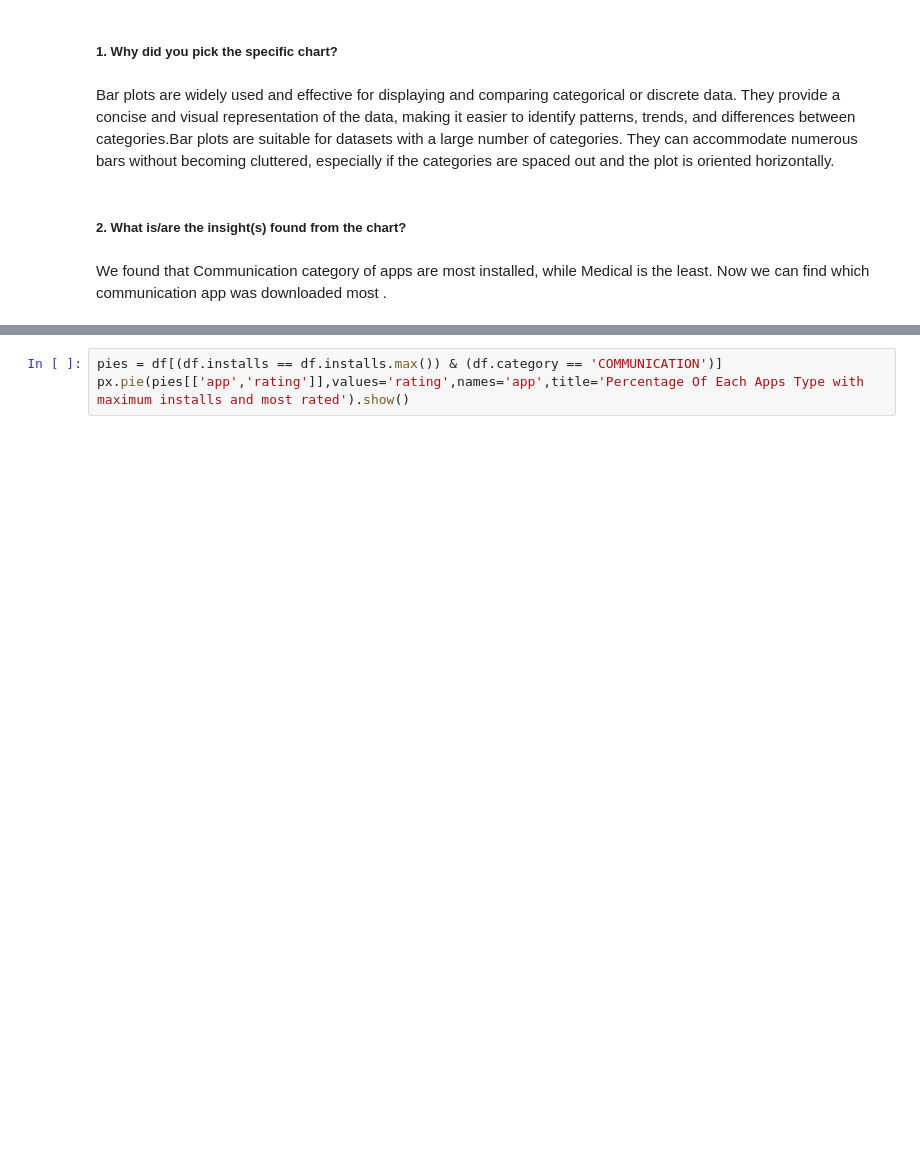
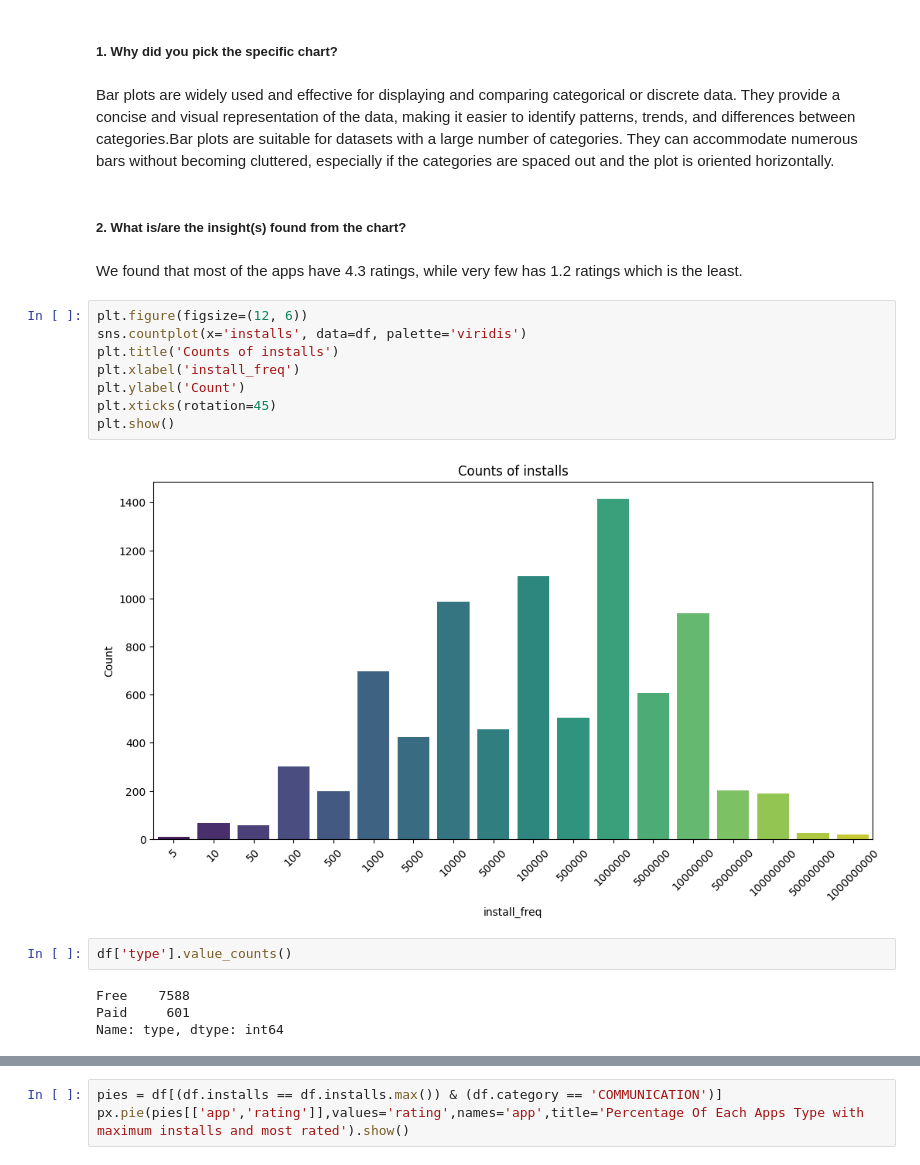
Before and after one commit to abhishek-kakde/EDA_capstone_playstore_review, a Jupyter notebook: Playstore_Apps_Review_Analysis_EDA.ipynb, the cells around one changed output, grey strips where cells are left out. Cells and saved outputs as stored; diff of their text form; blank space fills up the shorter version.

```diff
--- a/Playstore_Apps_Review_Analysis_EDA.ipynb
+++ b/Playstore_Apps_Review_Analysis_EDA.ipynb
@@ -662,5 +668,21 @@ plt.xticks(rotation=90);
 Bar plots are widely used and effective for displaying and comparing categorical or discrete data. They provide a concise and visual representation of the data, making it easier to identify patterns, trends, and differences between categories.Bar plots are suitable for datasets with a large number of categories. They can accommodate numerous bars without becoming cluttered, especially if the categories are spaced out and the plot is oriented horizontally.
 # %% [markdown]
 ##### 2. What is/are the insight(s) found from the chart?
-# %% [markdown]
-We found that Communication category of apps are most installed, while Medical is the least. Now we can find which communication app was downloaded most .
+# %% [markdown]
+We found that most of the apps have 4.3 ratings, while very few has 1.2 ratings which is the least.
+# %%
+plt.figure(figsize=(12, 6))
+sns.countplot(x='installs', data=df, palette='viridis')
+plt.title('Counts of installs')
+plt.xlabel('install_freq')
+plt.ylabel('Count')
+plt.xticks(rotation=45)
+plt.show()
+# %% [output]
+[figure, added]
+# %%
+df['type'].value_counts()
+# %% [output]
+Free    7588
+Paid     601
+Name: type, dtype: int64
```
Also changed, not shown: parts of 19 cells of this notebook.
